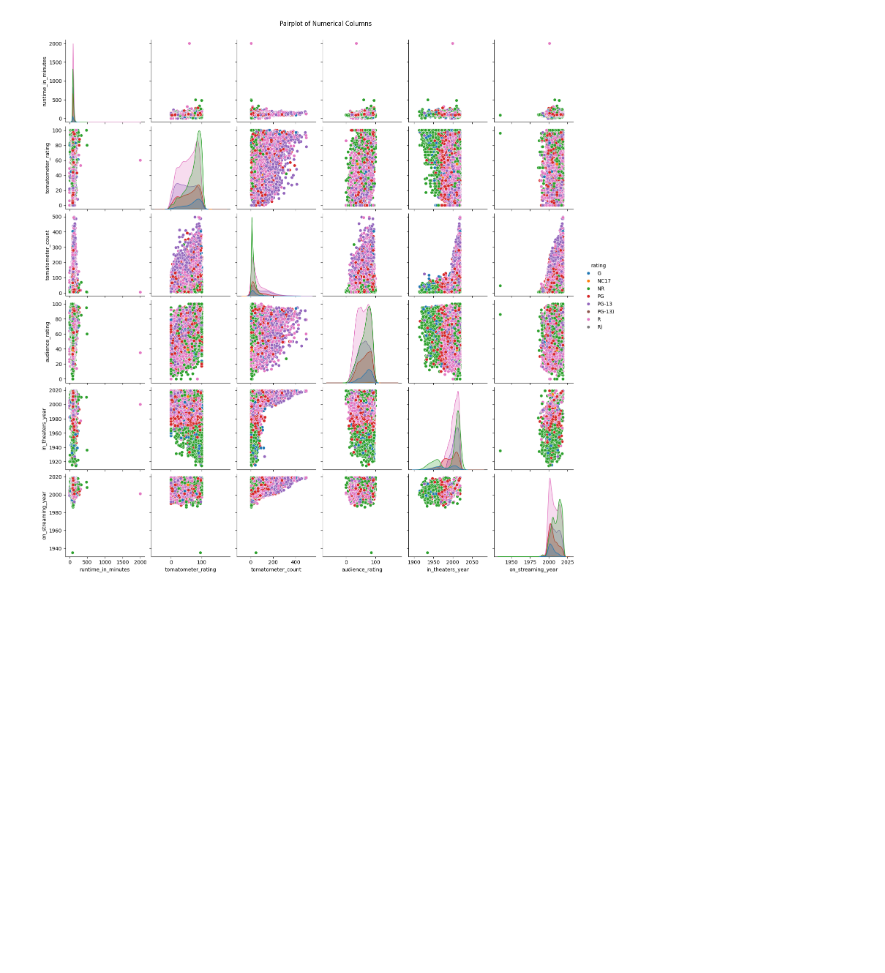
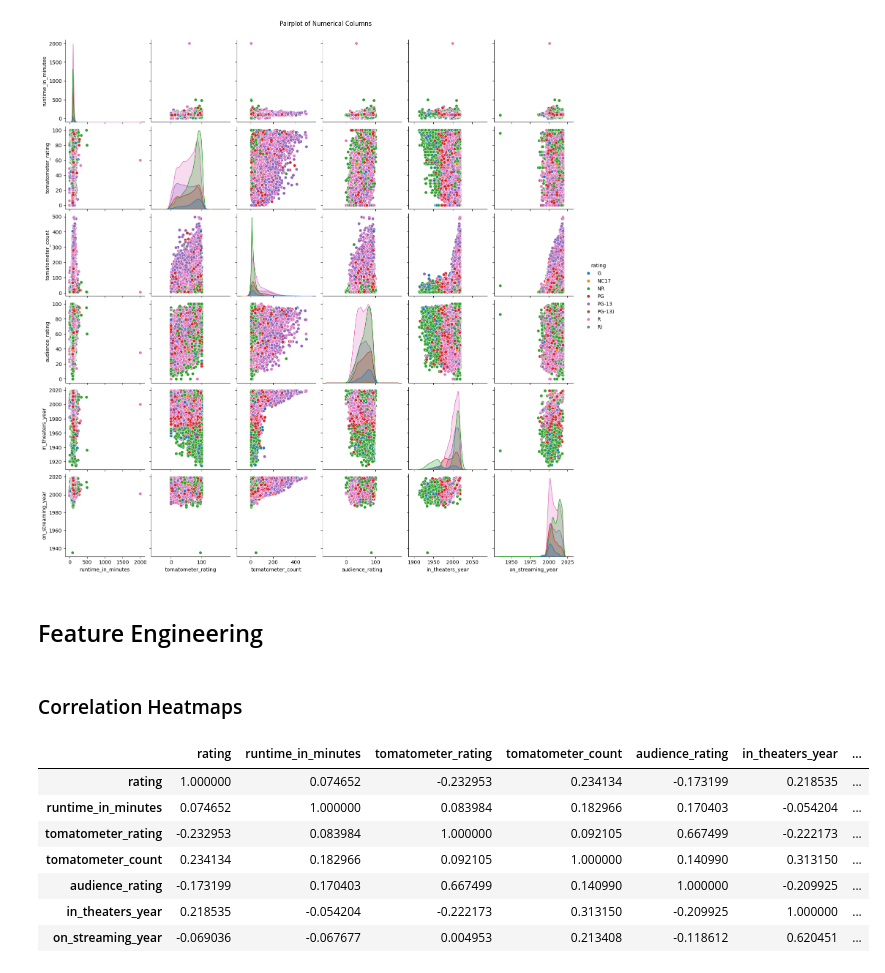
Before and after one commit to Prakashdeveloper03/Leetcode-150, a Jupyter notebook: Interview Prep/Movie rating prediction/notebook.ipynb, the cells around one changed output. Drawn from its saved outputs; the diff is of its cells as text; code cells hidden in the pictures; blank space fills up the shorter version.

```diff
--- a/Interview Prep/Movie rating prediction/notebook.ipynb
+++ b/Interview Prep/Movie rating prediction/notebook.ipynb
@@ -315,3 +315,5 @@ plt.suptitle("Pairplot of Numerical Columns", y=1.02)
 plt.show()
 # %% [output]
 [figure]
+# %% [markdown]
+## Feature Engineering
@@ -317,0 +325,41 @@ plt.show()
+# %% [markdown]
+### Correlation Heatmaps
+# %%
+def correlation_heatmap(col_name, colormap="Blues_r"):
+    fig, ax = plt.subplots(ncols=2, figsize=(20, 8))  # create a 1 x 2 subplot grid
+    mask = np.triu(np.ones_like(resign_corr, dtype=np.bool))
+    cat_heatmap = sns.heatmap(
+        resign_corr, mask=mask, vmin=-1, vmax=1, annot=True, ax=ax[0], cmap=colormap
+    )  # cornor heatmap of the dataframe correlation
+    cat_heatmap.set_title(
+        "Correlation Heatmap", fontdict={"fontsize": 14}, pad=12
+    )  # sets the title for the heatmap with font size 14 and padding 12
+    heatmap = sns.heatmap(
+        resign_corr[[col_name]].sort_values(by=col_name, ascending=False),
+        vmin=-1,
+        vmax=1,
+        annot=True,
+        ax=ax[1],
+        cmap=colormap,
+    )  # create heatmap for features correlating with the dependant varibale 'Outcome'
+    heatmap.set_title(
+        f"Features Correlating with {col_name}",
+        fontdict={"fontsize": 14},
+        pad=16,  # sets the title for the heatmap with font size 14 and padding 16
+    )
+    plt.show()  # shows the subplot
+
+
+resign_corr = (
+    df.corr()
+)  # calculates correlation between dataframe columns using pearson correlation method
+resign_corr.T  # dataframe transpose
+# %% [output]
+|  | rating | runtime_in_minutes | tomatometer_rating | tomatometer_count | audience_rating | in_theaters_year | ... |
+| rating | 1.000000 | 0.074652 | -0.232953 | 0.234134 | -0.173199 | 0.218535 | ... |
+| runtime_in_minutes | 0.074652 | 1.000000 | 0.083984 | 0.182966 | 0.170403 | -0.054204 | ... |
+| tomatometer_rating | -0.232953 | 0.083984 | 1.000000 | 0.092105 | 0.667499 | -0.222173 | ... |
+| tomatometer_count | 0.234134 | 0.182966 | 0.092105 | 1.000000 | 0.140990 | 0.313150 | ... |
+| audience_rating | -0.173199 | 0.170403 | 0.667499 | 0.140990 | 1.000000 | -0.209925 | ... |
+| in_theaters_year | 0.218535 | -0.054204 | -0.222173 | 0.313150 | -0.209925 | 1.000000 | ... |
+| on_streaming_year | -0.069036 | -0.067677 | 0.004953 | 0.213408 | -0.118612 | 0.620451 | ... |
```
Also changed, not shown: parts of 12 cells of this notebook.
